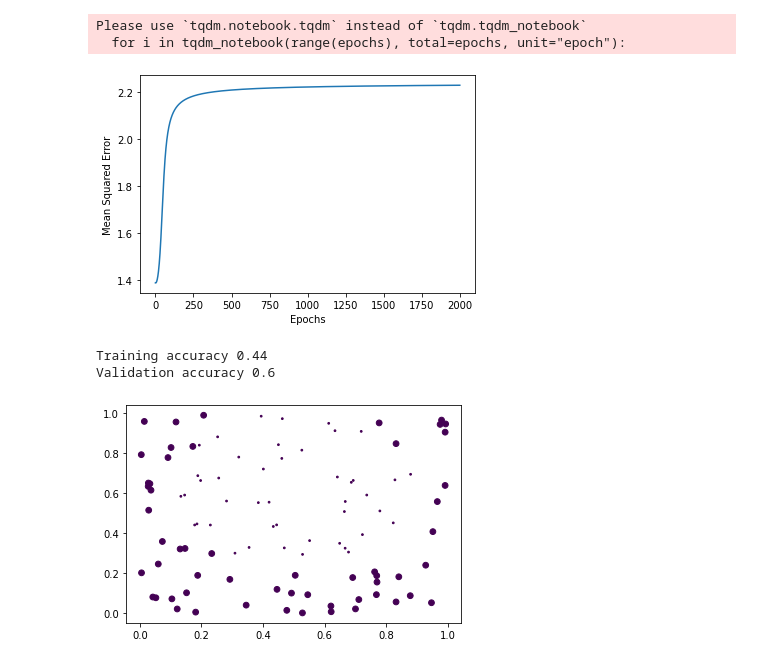
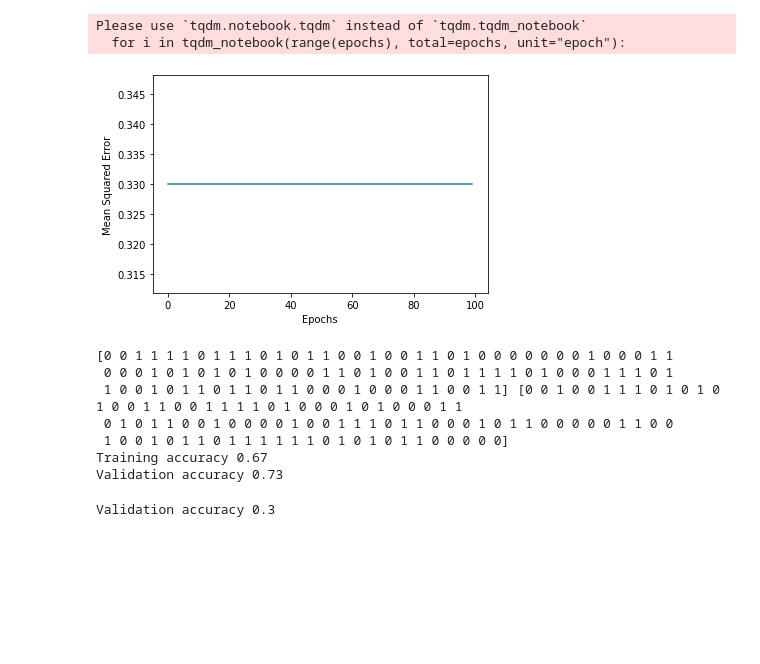
Before and after one commit to hasinidilanka/ML-HW1, a Jupyter notebook: HW2.ipynb, the cells around one changed output. Drawn from its saved outputs; the diff is of its cells as text; code cells hidden in the pictures; blank space fills up the shorter version.

```diff
--- a/HW2.ipynb
+++ b/HW2.ipynb
@@ -32,7 +32,7 @@ for i in range(sample):
   if (val < r**2):
       y[i]= 1
   else:
-      y[i]= -1
+      y[i]= 0
   # print(x1_train[i], x2_train[i], val, y[i])
 Y_train = np.array(y)
 
@@ -55,7 +55,7 @@ for i in range(sample):
   if (val < r**2):
       y[i]= 1
   else:
-      y[i]= -1
+      y[i]= 0
   # print(x1_train[i], x2_train[i], val, y[i])
 Y_test = np.array(y)
 # %% [output]
@@ -109,7 +109,11 @@ class FirstFFNetwork:
     self.b11 = 0
 
   def sigmoid(self, x):
-    return 1.0/(1.0 + np.exp(-x))
+    # return 1.0/(1.0 + np.exp(-x))
+    if (x >= 0):
+      return 1
+    else:
+      return 0
 
   def forward_pass(self, x):
     #forward pass - preactivation and activation
@@ -139,8 +143,8 @@ class FirstFFNetwork:
     self.h10 = self.sigmoid(self.a10)
 
     self.a11 = self.w21*self.h1 + self.w22*self.h2 + self.w23*self.h3 + self.w24*self.h4 + self.w25*self.h5 +self.w26*self.h6 + self.w27*self.h7 +self.w28*self.h8 +self.w29*self.h9 +self.w30*self.h10 +self.b11
-    self.o = self.sigmoid(self.a3)
-    return self.h3
+    self.o = self.sigmoid(self.a11)
+    return self.o
 
   def grad(self, x, y):
     #back propagation
@@ -242,7 +246,7 @@ class FirstFFNetwork:
       self.b7 = 0
       self.b8 = 0
       self.b9 = 0
-      self.b10 = 0
+      self.b10 =0
       self.b11 = 0
 
 
@@ -297,6 +301,7 @@ class FirstFFNetwork:
 
 
       m = X.shape[1]
+      # print(m)
       self.w1 -= learning_rate * dw1 / m
       self.w2 -= learning_rate * dw2 / m
       self.w3 -= learning_rate * dw3 / m
@@ -344,6 +349,7 @@ class FirstFFNetwork:
       if display_loss:
         Y_pred = self.predict(X)
         loss[i] = mean_squared_error(Y_pred, Y)
+        # print(Y_pred, Y, loss[i])
 
     if display_loss:
       plt.plot(loss.values())
@@ -361,25 +367,42 @@ class FirstFFNetwork:
 # %%
 ffn = FirstFFNetwork()
 
-ffn.fit(X_train, Y_train, epochs=2000, learning_rate=.01, display_loss=True)
+ffn.fit(X_train, Y_train, epochs=100, learning_rate=0.1, display_loss=True)
 #predictions
 Y_pred_train = ffn.predict(X_train)
+print(Y_pred_train, Y_train)
 Y_pred_binarised_train = (Y_pred_train >= 0.5).astype("int").ravel()
 Y_pred_val = ffn.predict(X_test)
 Y_pred_binarised_val = (Y_pred_val >= 0.5).astype("int").ravel()
 accuracy_train = accuracy_score(Y_pred_binarised_train, Y_train)
 accuracy_val = accuracy_score(Y_pred_binarised_val, Y_test)
 #model performance
 print("Training accuracy", round(accuracy_train, 2))
 print("Validation accuracy", round(accuracy_val, 2))
 
+# print("Training accuracy", accuracy_train)
+# print("Validation accuracy", accuracy_val)
+
 #visualize the predictions
-plt.scatter(X_train[:,0], X_train[:,1], c=Y_pred_binarised_train, s=15*(np.abs(Y_pred_binarised_train-Y_train)+.2))
-plt.show()
+# plt.scatter(X_train[:,0], X_train[:,1], c=Y_pred_binarised_train, s=15*(np.abs(Y_pred_binarised_train-Y_train)+.2))
+# plt.scatter(X_test[:,0], X_test[:,1], c=Y_pred_binarised_val, s=15*(np.abs(Y_pred_binarised_val-Y_test)+.2))
+
+# plt.show()
 # %% [output]
 Please use `tqdm.notebook.tqdm` instead of `tqdm.tqdm_notebook`
   for i in tqdm_notebook(range(epochs), total=epochs, unit="epoch"):
-[figure, old version]
+[figure, new version]
-Training accuracy 0.44
-Validation accuracy 0.6
+[0 0 1 1 1 1 0 1 1 1 0 1 0 1 1 0 0 1 0 0 1 1 0 1 0 0 0 0 0 0 0 1 0 0 0 1 1
+ 0 0 0 1 0 1 0 1 0 1 0 0 0 0 1 1 0 1 0 0 1 1 0 1 1 1 1 0 1 0 0 0 1 1 1 0 1
+ 1 0 0 1 0 1 1 0 1 1 0 1 1 0 0 0 1 0 0 0 1 1 0 0 1 1] [0 0 1 0 0 1 1 1 0 1 0 1 0 1 0 0 1 1 0 0 1 1 1 1 0 1 0 0 0 1 0 1 0 0 0 1 1
+ 0 1 0 1 1 0 0 1 0 0 0 0 1 0 0 1 1 1 0 1 1 0 0 0 1 0 1 1 0 0 0 0 0 1 1 0 0
+ 1 0 0 1 0 1 1 0 1 1 1 1 1 1 0 1 0 1 0 1 1 0 0 0 0 0]
+Training accuracy 0.67
+Validation accuracy 0.73
-[figure, removed]
+# %%
+Y_pred_val = ffn.predict(X_test)
+Y_pred_binarised_val = (Y_pred_val >= 0.5).astype("int").ravel()
+accuracy_val = accuracy_score(Y_pred_binarised_val, Y_test)
+print("Validation accuracy", round(accuracy_val, 2))
+# %% [output]
+Validation accuracy 0.3
```
Also changed, not shown: parts of 1 cell of this notebook.
